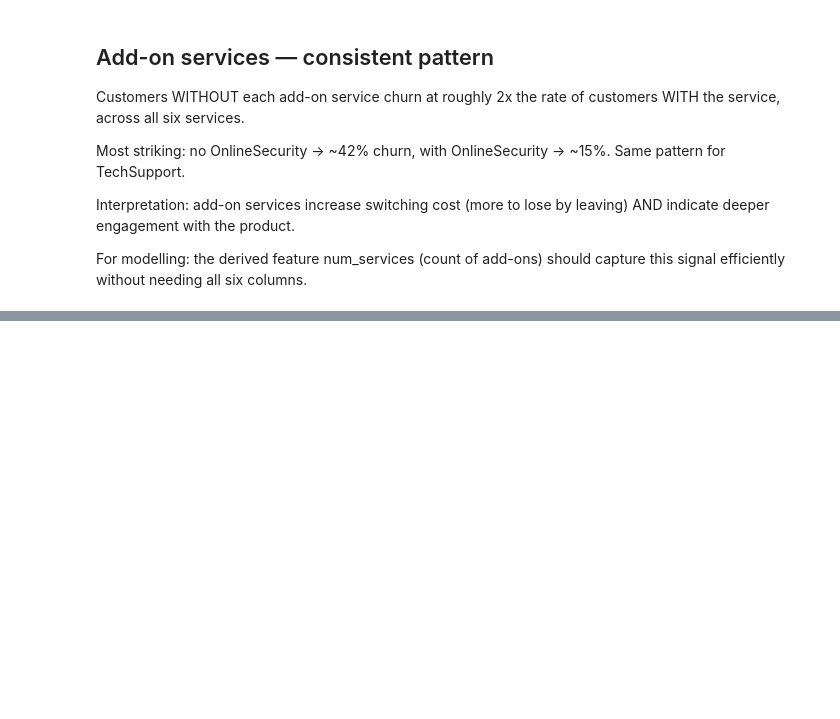
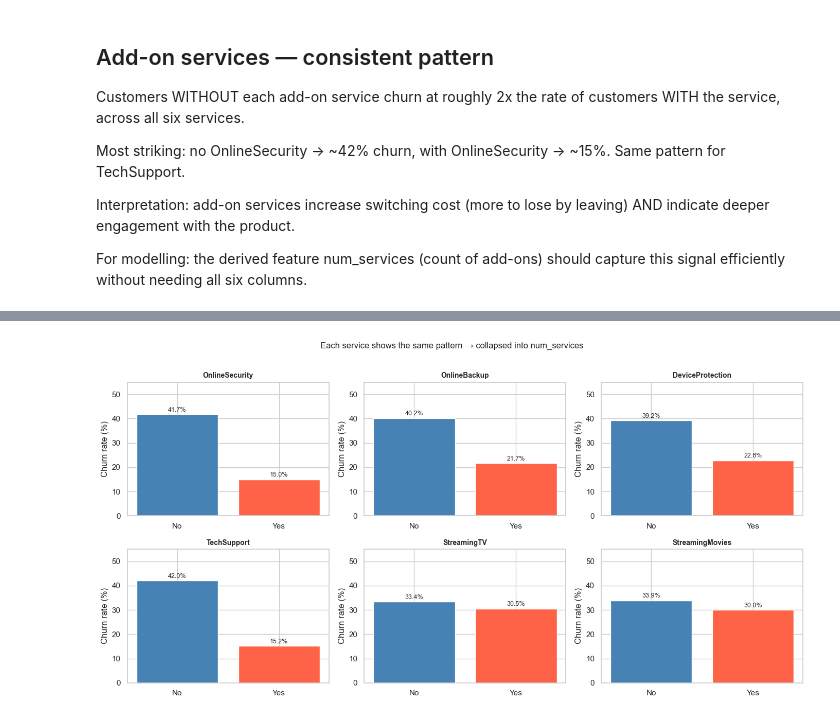
Before and after one commit to Sushanth-Allampati/churn-predictor, a Jupyter notebook: notebooks/01_eda.ipynb, the cells around one changed output, grey strips where cells are left out. Cells and saved outputs as stored; diff of their text form; code cells hidden in the pictures; blank space fills up the shorter version.

```diff
--- a/notebooks/01_eda.ipynb
+++ b/notebooks/01_eda.ipynb
@@ -570,0 +682,14 @@ should capture this signal efficiently without needing all six columns.
+# %%
+from scipy import stats
+
+features_to_compare = ['tenure', 'MonthlyCharges', 'TotalCharges', 'charges_per_month']
+
+print("Point-biserial correlation with Churn (higher absolute value = stronger signal):\n")
+results = []
+for col in features_to_compare:
+    corr, pval = stats.pointbiserialr(train['Churn'], train[col])
+    results.append({'feature': col, 'correlation': corr, 'p_value': pval})
+    print(f"  {col:<22} r = {corr:+.4f}   p = {pval:.2e}")
+
+print()
+print("charges_per_month should show stronger correlation than TotalCharges alone.")
@@ -570,0 +798,34 @@ should capture this signal efficiently without needing all six columns.
+# %%
+fig, axes = plt.subplots(2, 3, figsize=(14, 7))
+
+service_cols = ['OnlineSecurity', 'OnlineBackup', 'DeviceProtection',
+                'TechSupport', 'StreamingTV', 'StreamingMovies']
+
+for ax, col in zip(axes.flat, service_cols):
+    subset = X_train.copy()
+    subset['Churn'] = y_train.values
+    subset = subset[subset[col] != 'No internet service']
+
+    rates = (subset.groupby(col)['Churn']
+                   .apply(lambda x: (x == 1).mean() * 100)
+                   .round(1))
+
+    colors = ['steelblue' if i == 'No' else 'tomato' for i in rates.index]
+    bars = ax.bar(rates.index, rates.values, color=colors, edgecolor='white')
+
+    for bar, rate in zip(bars, rates.values):
+        ax.text(bar.get_x() + bar.get_width() / 2,
+                bar.get_height() + 0.5,
+                f'{rate:.1f}%', ha='center', va='bottom', fontsize=9)
+
+    ax.set_title(col, fontsize=10, fontweight='bold')
+    ax.set_ylabel('Churn rate (%)')
+    ax.set_ylim(0, 55)
+
+plt.suptitle('Each service shows the same pattern → collapsed into num_services',
+             fontsize=12, y=1.01)
+plt.tight_layout()
+plt.savefig('reports/figures/services_vs_num_services.png', dpi=150, bbox_inches='tight')
+plt.show()
+# %% [output]
+[figure, added]
```
Also changed, not shown: parts of 12 cells of this notebook, 3 other files.
